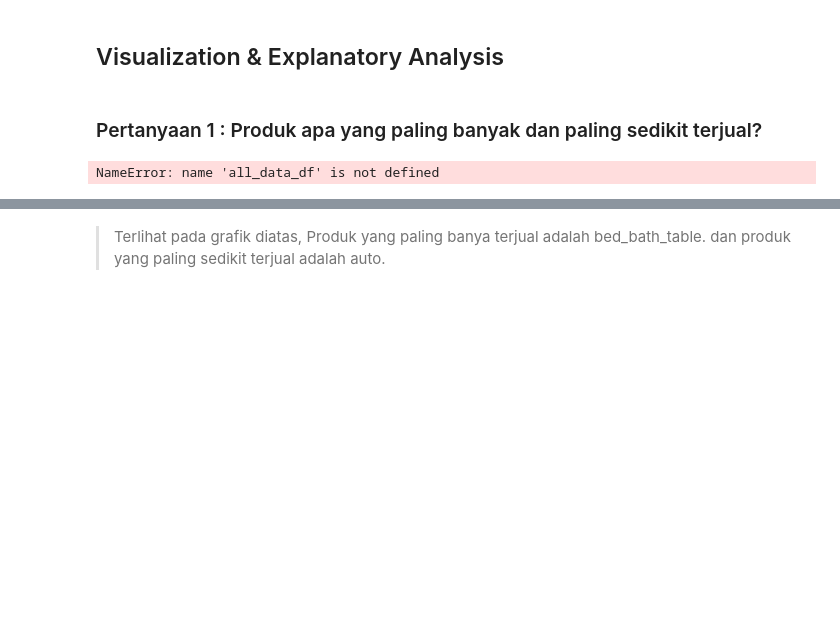
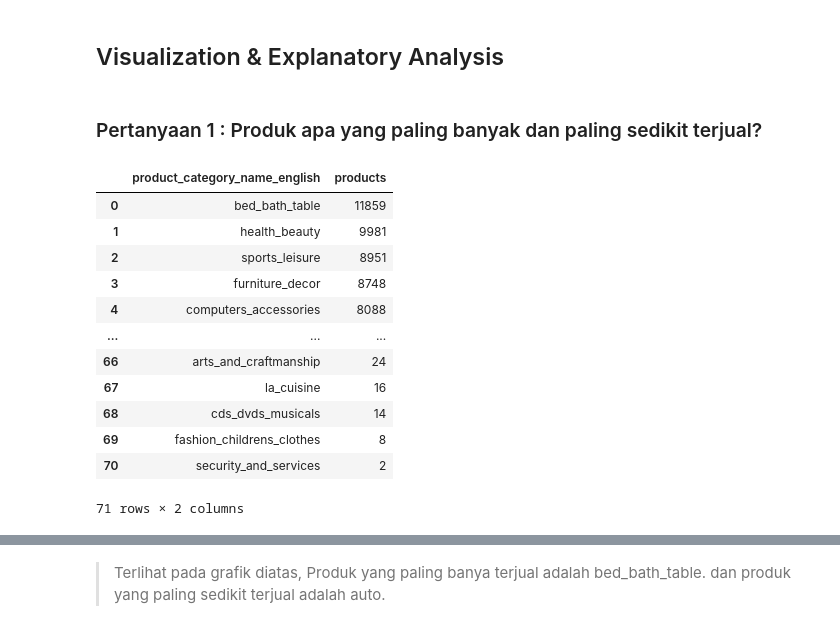
Before and after one commit to ahmadnurrizal/Data-Analysis-with-Python-Project, a Jupyter notebook: Proyek_Analisis_Data.ipynb, the cells around one changed output, grey strips where cells are left out. Saved outputs shown, nothing was run; the diff lists cells and outputs as text; code cells hidden in the pictures; blank space fills up the shorter version.

```diff
--- a/Proyek_Analisis_Data.ipynb
+++ b/Proyek_Analisis_Data.ipynb
@@ -1183,11 +1150,21 @@ all_data_df.to_csv('all_data.csv', index=False)
 # %% [markdown]
 ### Pertanyaan 1 : Produk apa yang paling banyak dan paling sedikit terjual?
 # %%
-sum_order_items_df = all_data_df.groupby("product_category_name_english")["product_id"].count().reset_index()
-sum_order_items_df = sum_order_items_df.rename(columns={"product_id": "products"})
+sum_order_items_df = all_data_df["product_category_name_english"].value_counts().reset_index()
+sum_order_items_df.columns = ["product_category_name_english", "products"]
 sum_order_items_df = sum_order_items_df.sort_values(by="products", ascending=False)
-sum_order_items_df = sum_order_items_df.head(10)
-
-sum_order_items_df.head()
+sum_order_items_df
 # %% [output]
+|  | product_category_name_english | products |
+| 0 | bed_bath_table | 11859 |
+| 1 | health_beauty | 9981 |
+| 2 | sports_leisure | 8951 |
+| 3 | furniture_decor | 8748 |
+| 4 | computers_accessories | 8088 |
+| ... | ... | ... |
+| 66 | arts_and_craftmanship | 24 |
+| 67 | la_cuisine | 16 |
+| 68 | cds_dvds_musicals | 14 |
+| 69 | fashion_childrens_clothes | 8 |
+| 70 | security_and_services | 2 |
-NameError: name 'all_data_df' is not defined
+71 rows × 2 columns
```
Also changed, not shown: parts of 26 cells of this notebook.
